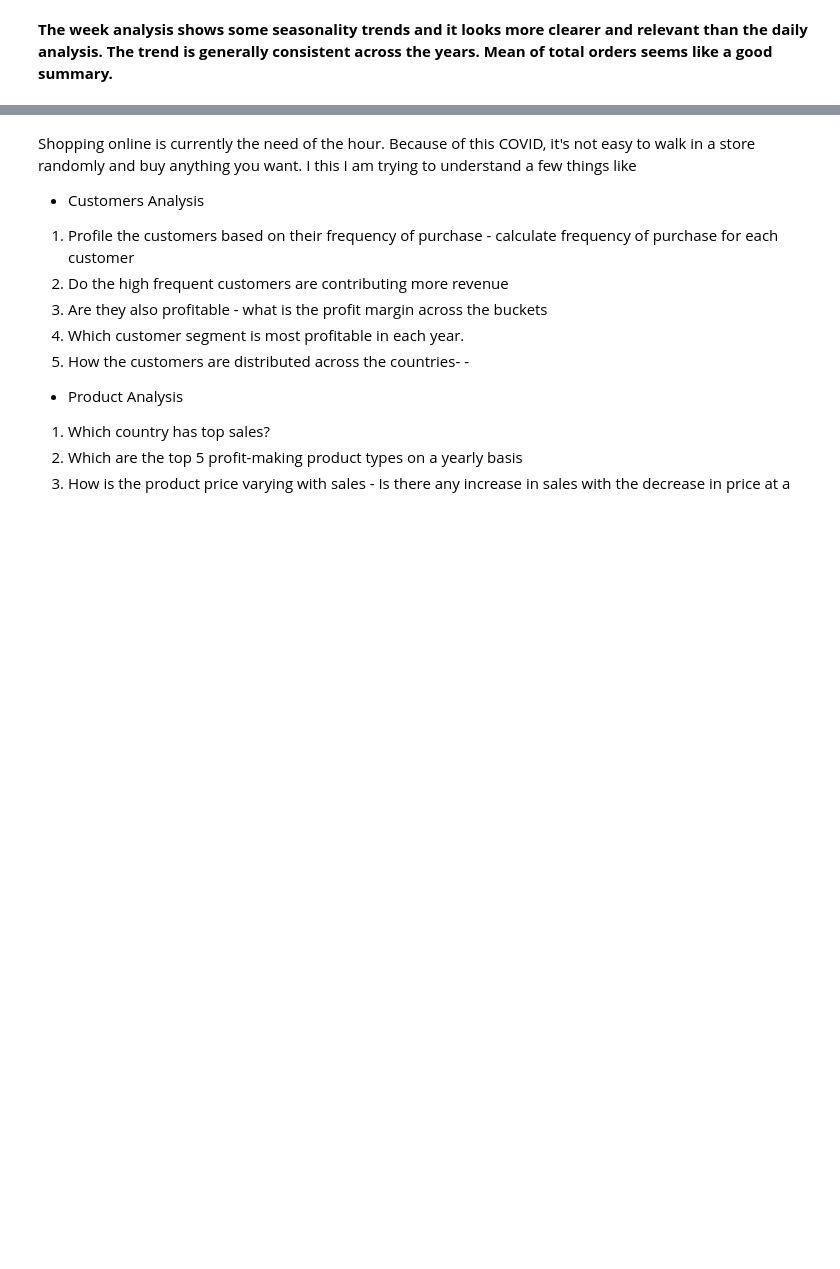
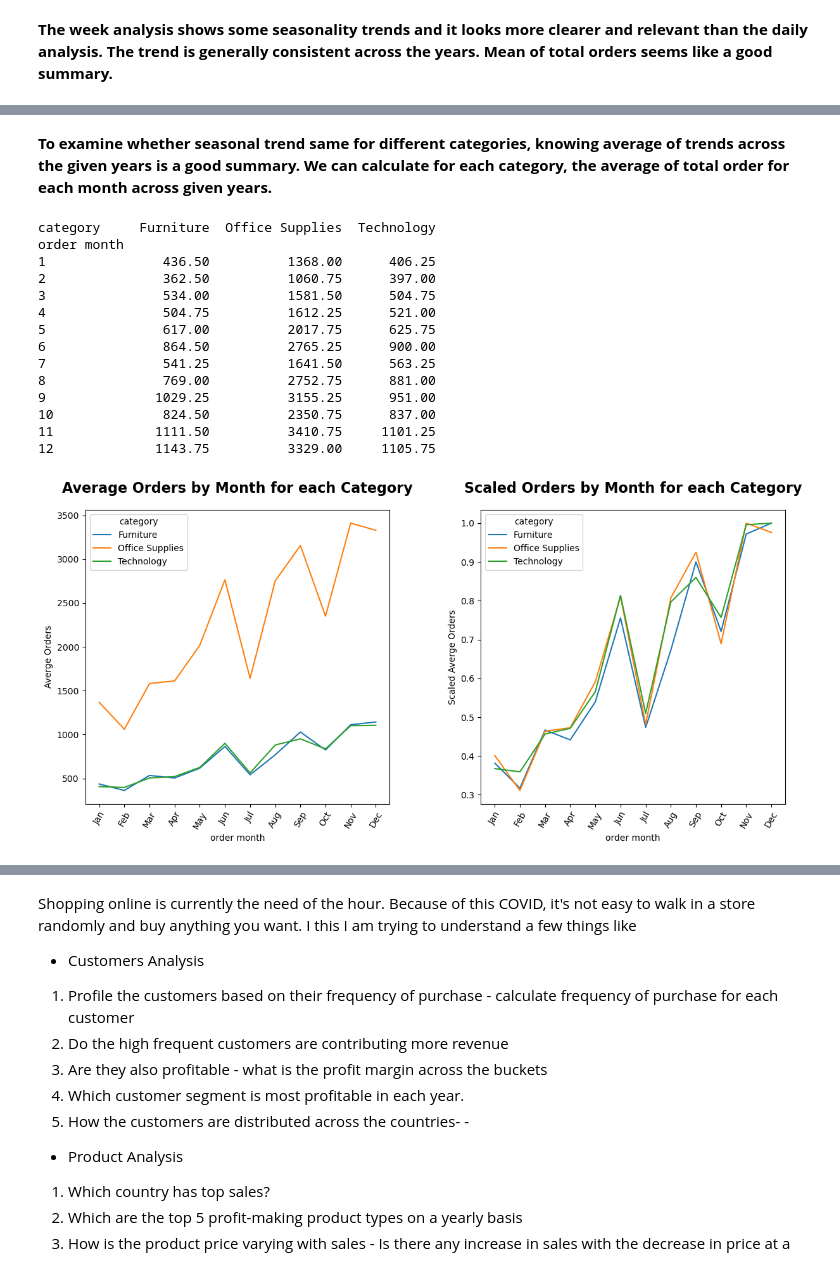
Before and after one commit to annugit1655/Global-Superstore-Project, a Jupyter notebook: notebooks/order-return.ipynb, the cells around one changed output, grey strips where cells are left out. Saved outputs shown, nothing was run; the diff lists cells and outputs as text; code cells hidden in the pictures; blank space fills up the shorter version.

Commit message:
trend

```diff
--- a/notebooks/order-return.ipynb
+++ b/notebooks/order-return.ipynb
@@ -498,0 +536,41 @@ plt.show()
+# %% [markdown]
+**To examine whether seasonal trend same for different categories, knowing average of trends across the given years is a good summary. We can calculate for each category, the average of total order for each month across given years.**
+# %%
+category_df = order_df.groupby(['order month', 'order year', 'category'])['quantity'].sum().unstack('order year').mean(axis=1).unstack('category')
+print(category_df, end='\n\n')
+
+# Lets normalize by max of order so we can compare seasonality across the product
+scaled_df = category_df.apply(lambda col: col/col.max())
+
+# visualize the average order by month for each category and scaled average order by month for each category
+fig, ax = plt.subplots(1, 2, figsize=(12,6))
+category_df.plot(ax=ax[0])
+ax[0].set_title("Average Orders by Month for each Category", fontsize=16, fontweight='bold', y=1.04)
+ax[0].set_ylabel("Averge Orders")
+ax[0].set_xticks(range(1,13), ['Jan','Feb','Mar','Apr','May','Jun','Jul','Aug','Sep','Oct','Nov','Dec'], rotation=60)
+
+scaled_df.plot(ax=ax[1])
+ax[1].set_title("Scaled Orders by Month for each Category", fontsize=16, fontweight='bold', y=1.04)
+ax[1].set_ylabel("Scaled Averge Orders")
+ax[1].set_xticks(range(1,13), ['Jan','Feb','Mar','Apr','May','Jun','Jul','Aug','Sep','Oct','Nov','Dec'], rotation=60)
+
+# Add layout and labels
+plt.tight_layout()
+plt.subplots_adjust(wspace=0.3, hspace=0.3)
+plt.show()
+# %% [output]
+category     Furniture  Office Supplies  Technology
+order month
+1               436.50          1368.00      406.25
+2               362.50          1060.75      397.00
+3               534.00          1581.50      504.75
+4               504.75          1612.25      521.00
+5               617.00          2017.75      625.75
+6               864.50          2765.25      900.00
+7               541.25          1641.50      563.25
+8               769.00          2752.75      881.00
+9              1029.25          3155.25      951.00
+10              824.50          2350.75      837.00
+11             1111.50          3410.75     1101.25
+12             1143.75          3329.00     1105.75
+[figure, added]
```
Also changed, not shown: parts of 8 cells of this notebook.
